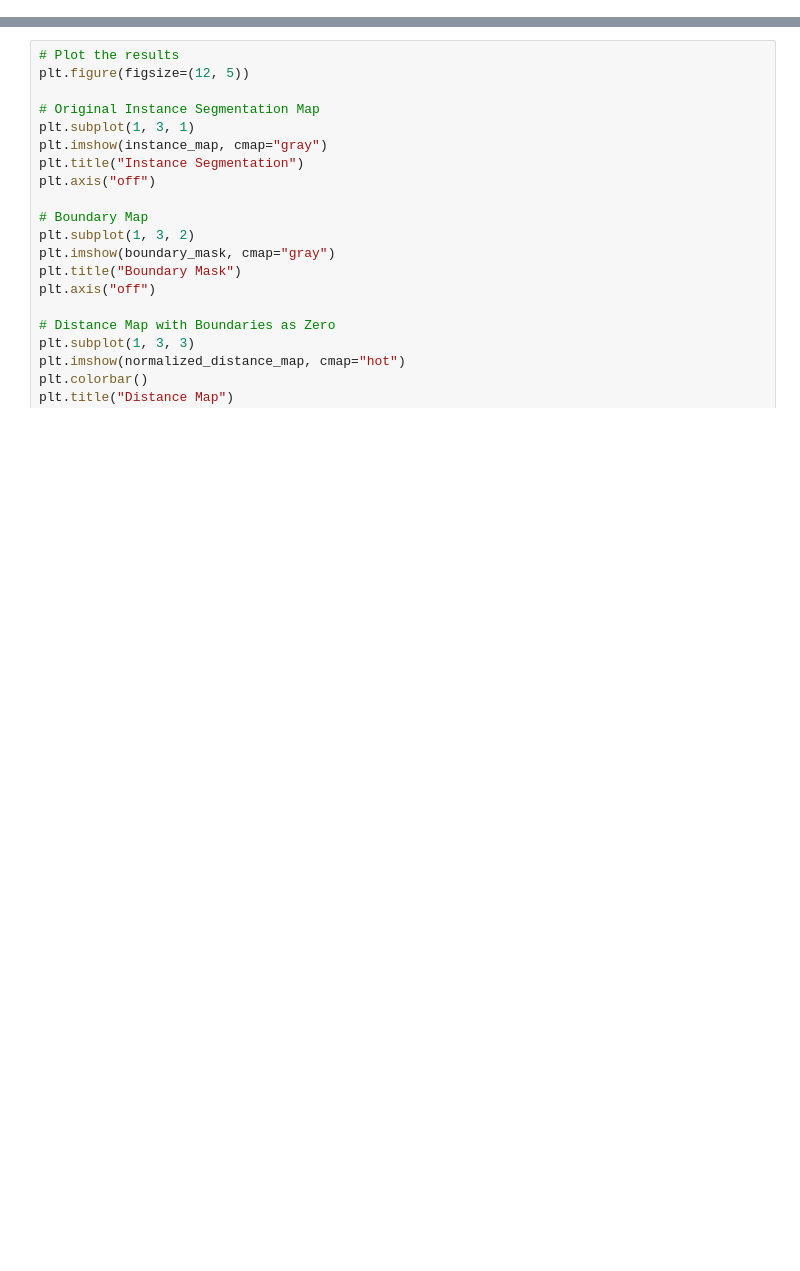
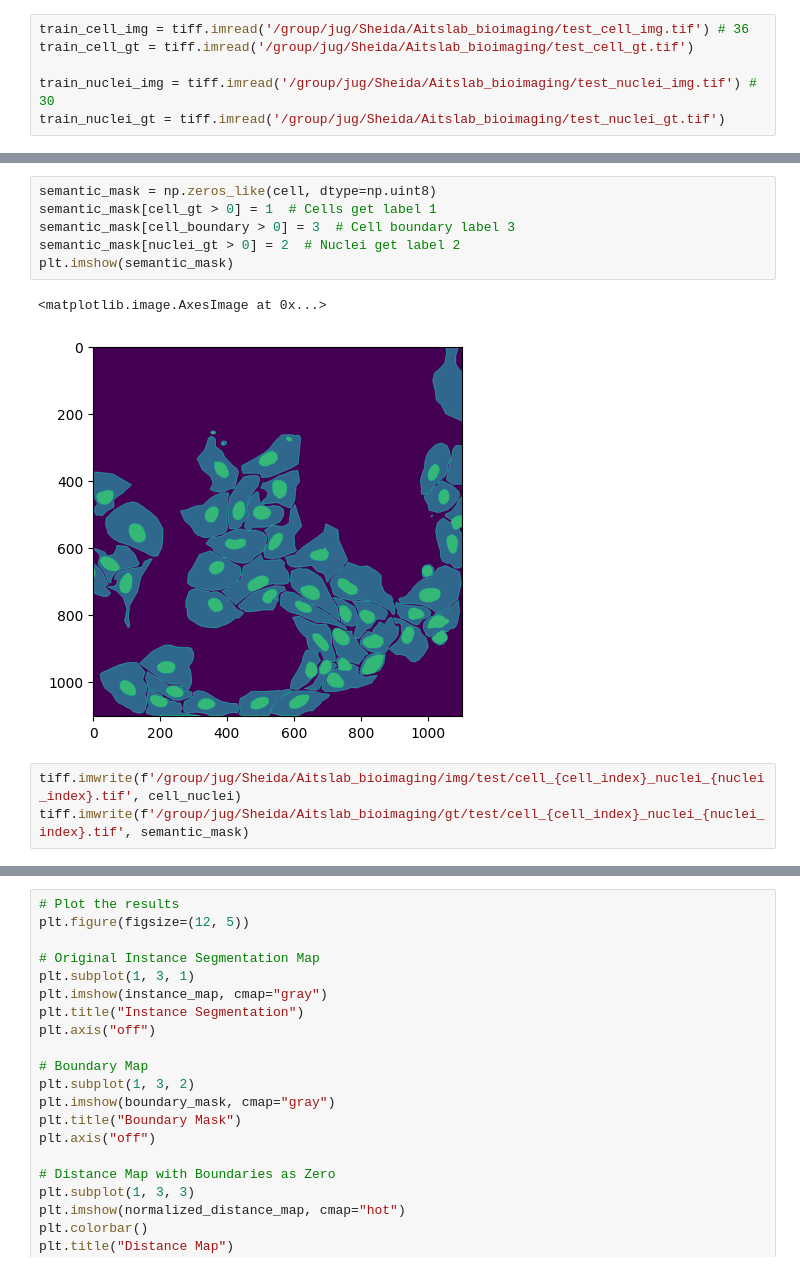
Before and after one commit to shei-dark/HDN, a Jupyter notebook: examples/2D/Pixel_Noise/Convallaria/light.ipynb, the cells around one changed output, grey strips where cells are left out. Saved outputs shown, nothing was run; the diff lists cells and outputs as text; blank space fills up the shorter version.

```diff
--- a/examples/2D/Pixel_Noise/Convallaria/light.ipynb
+++ b/examples/2D/Pixel_Noise/Convallaria/light.ipynb
@@ -48,0 +41,6 @@ Image.fromarray((normalized_distance_map * 255).astype(np.uint8)).save("distance
+# %%
+train_cell_img = tiff.imread('/group/jug/Sheida/Aitslab_bioimaging/test_cell_img.tif') # 36
+train_cell_gt = tiff.imread('/group/jug/Sheida/Aitslab_bioimaging/test_cell_gt.tif')
+
+train_nuclei_img = tiff.imread('/group/jug/Sheida/Aitslab_bioimaging/test_nuclei_img.tif') # 30
+train_nuclei_gt = tiff.imread('/group/jug/Sheida/Aitslab_bioimaging/test_nuclei_gt.tif')
@@ -48,0 +76,12 @@ Image.fromarray((normalized_distance_map * 255).astype(np.uint8)).save("distance
+# %%
+semantic_mask = np.zeros_like(cell, dtype=np.uint8)
+semantic_mask[cell_gt > 0] = 1  # Cells get label 1
+semantic_mask[cell_boundary > 0] = 3  # Cell boundary label 3
+semantic_mask[nuclei_gt > 0] = 2  # Nuclei get label 2
+plt.imshow(semantic_mask)
+# %% [output]
+<matplotlib.image.AxesImage at 0x...>
+[figure, added]
+# %%
+tiff.imwrite(f'/group/jug/Sheida/Aitslab_bioimaging/img/test/cell_{cell_index}_nuclei_{nuclei_index}.tif', cell_nuclei)
+tiff.imwrite(f'/group/jug/Sheida/Aitslab_bioimaging/gt/test/cell_{cell_index}_nuclei_{nuclei_index}.tif', semantic_mask)
```
Also changed, not shown: parts of 21 cells of this notebook, 1 other file.
